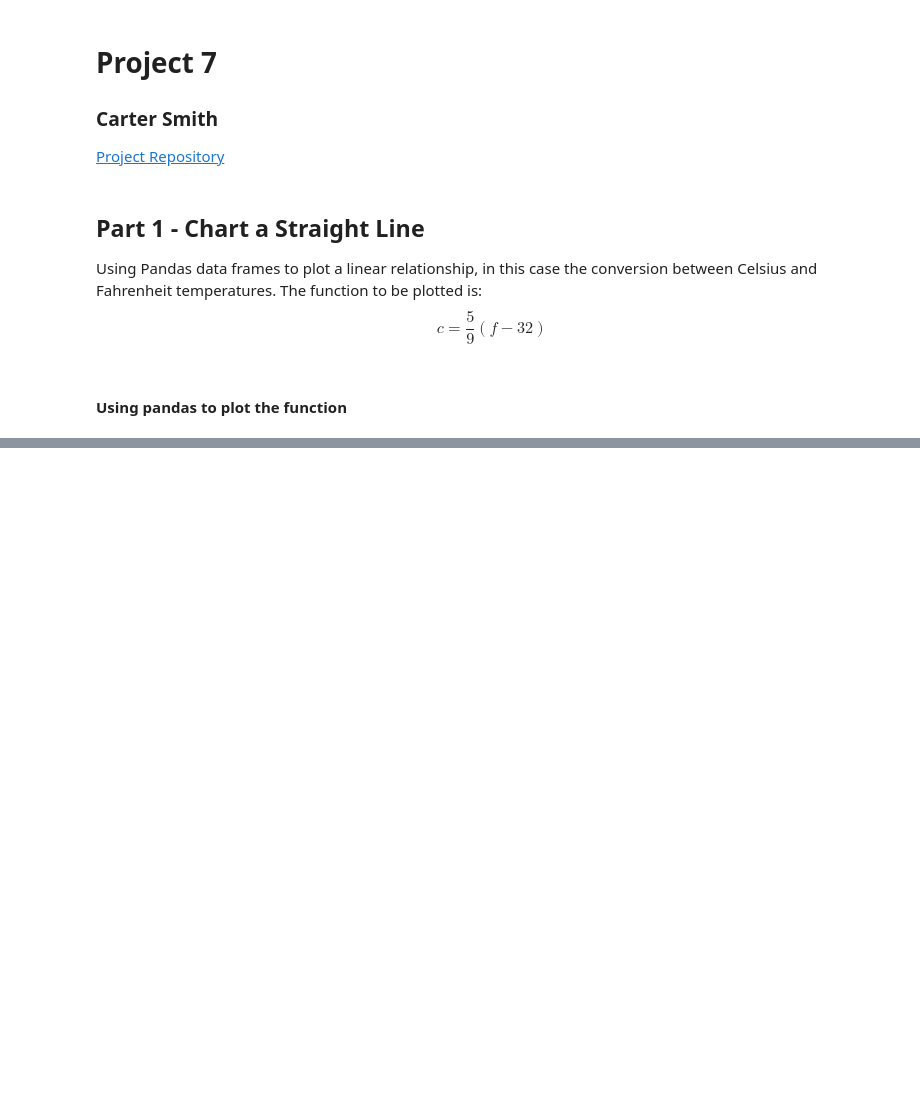
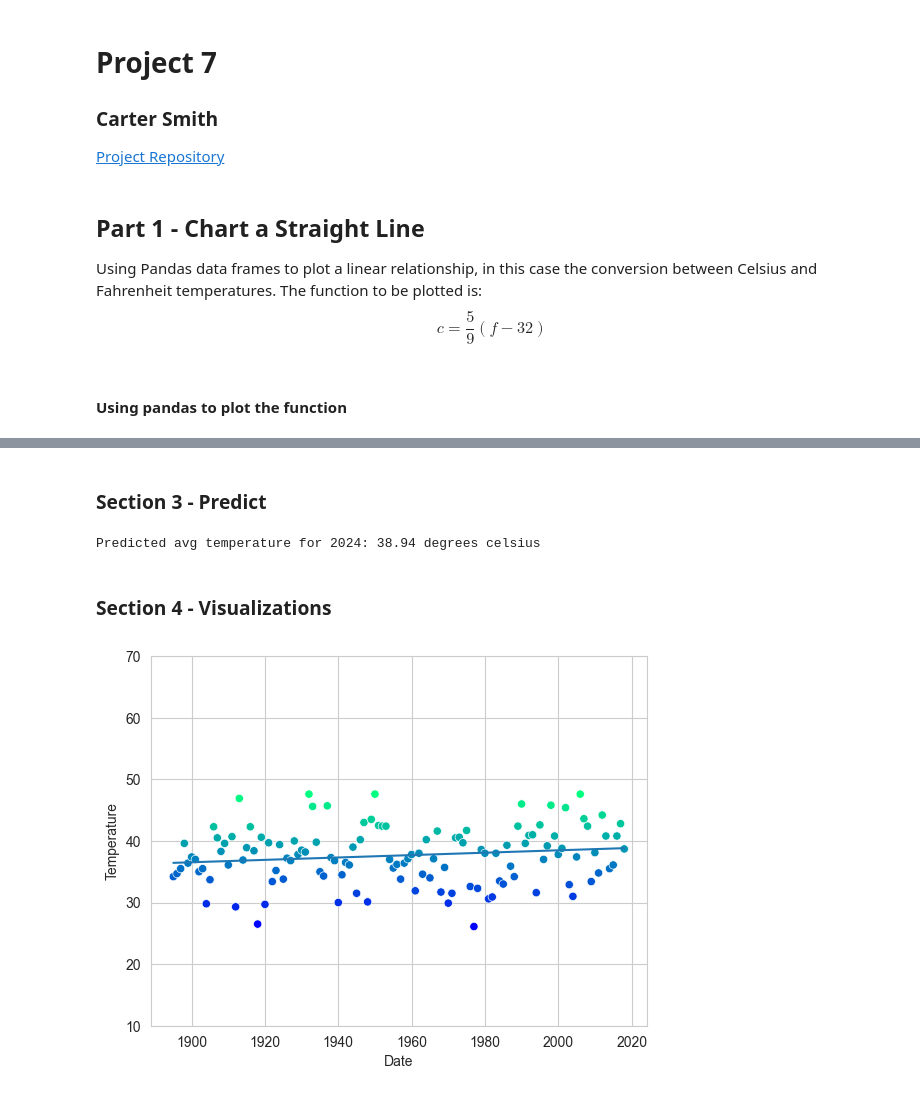
Before and after one commit to cartertrumansmith/datafun-07-ml, a Jupyter notebook: cartersmith_ml.ipynb, the cells around one changed output, grey strips where cells are left out. Drawn from its saved outputs; the diff is of its cells as text; code cells hidden in the pictures; blank space fills up the shorter version.

Commit message:
linear regression and machine learning

```diff
--- a/cartersmith_ml.ipynb
+++ b/cartersmith_ml.ipynb
@@ -32,0 +152,4 @@ y_label = axes.set_ylabel('Celsius')
+# %%
+#train the model using linear regression fit
+lin_reg = LinearRegression()
+lin_reg.fit(X=X_train, y=y_train)
@@ -32,0 +179,18 @@ y_label = axes.set_ylabel('Celsius')
+# %% [markdown]
+### Section 3 - Predict
+# %%
+#predict the avg high temp for 2024
+predict = (lambda x: lin_reg.coef_ * x + lin_reg.intercept_)
+print(f'Predicted avg temperature for 2024: {predict(2024)[0]:.2f} degrees celsius')
+# %% [output]
+Predicted avg temperature for 2024: 38.94 degrees celsius
+# %% [markdown]
+### Section 4 - Visualizations
+# %%
+axes = sns.scatterplot(data=nyc_df, x='Date', y='Temperature',hue='Temperature', palette='winter', legend=False)
+axes.set_ylim(10, 70)
+x = np.array([min(nyc_df.Date.values), max(nyc_df.Date.values)])
+y = predict(x)
+line = plt.plot(x, y)
+# %% [output]
+[figure, added]
```
Also changed, not shown: parts of 27 cells of this notebook, 2 other files.
